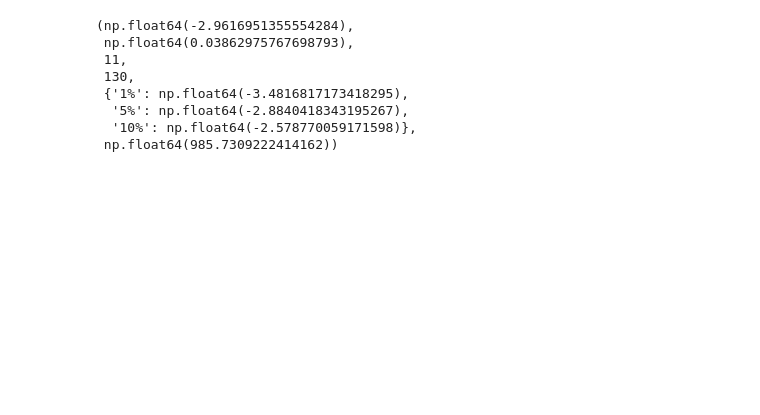
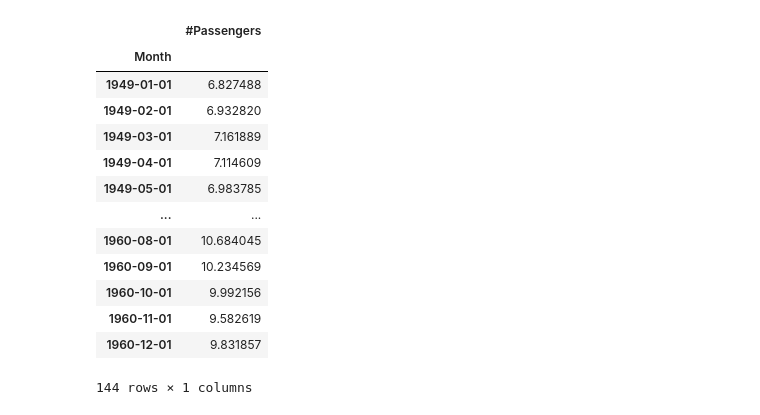
Before and after one commit to theAjforce/ds-mod-2-0924-code-solutions, a Jupyter notebook: time-series-2/time2.ipynb, the cells around one changed output. Saved outputs shown, nothing was run; the diff lists cells and outputs as text; code cells hidden in the pictures; blank space fills up the shorter version.

```diff
--- a/time-series-2/time2.ipynb
+++ b/time-series-2/time2.ipynb
@@ -9,13 +10,2 @@ from scipy.stats import box
 # %%
 df = pd.read_csv('AirPassengers.csv',parse_dates=['Month'],index_col=['Month'])
-# %%
-adfuller((df.diff(2)).dropna())
-# %% [output]
-(np.float64(-2.9616951355554284),
- np.float64(0.03862975767698793),
- 11,
- 130,
- {'1%': np.float64(-3.4816817173418295),
-  '5%': np.float64(-2.8840418343195267),
-  '10%': np.float64(-2.578770059171598)},
- np.float64(985.7309222414162))
@@ -22,3 +16,20 @@ adfuller((df.diff(2)).dropna())
+# %%
+df
+# %% [output]
+|  | #Passengers |
+| Month |  |
+| 1949-01-01 | 6.827488 |
+| 1949-02-01 | 6.932820 |
+| 1949-03-01 | 7.161889 |
+| 1949-04-01 | 7.114609 |
+| 1949-05-01 | 6.983785 |
+| ... | ... |
+| 1960-08-01 | 10.684045 |
+| 1960-09-01 | 10.234569 |
+| 1960-10-01 | 9.992156 |
+| 1960-11-01 | 9.582619 |
+| 1960-12-01 | 9.831857 |
+144 rows × 1 columns
 # %%
 plt.plot(df.diff().dropna())
 # %% [output]
```
Also changed, not shown: parts of 13 cells of this notebook, 1 other file.
